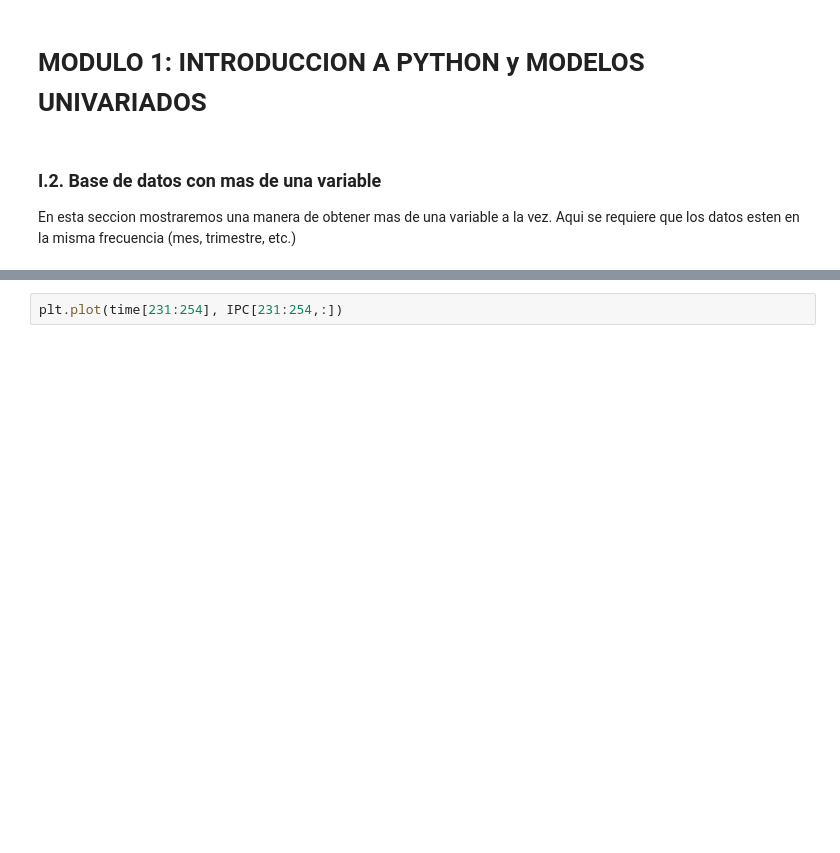
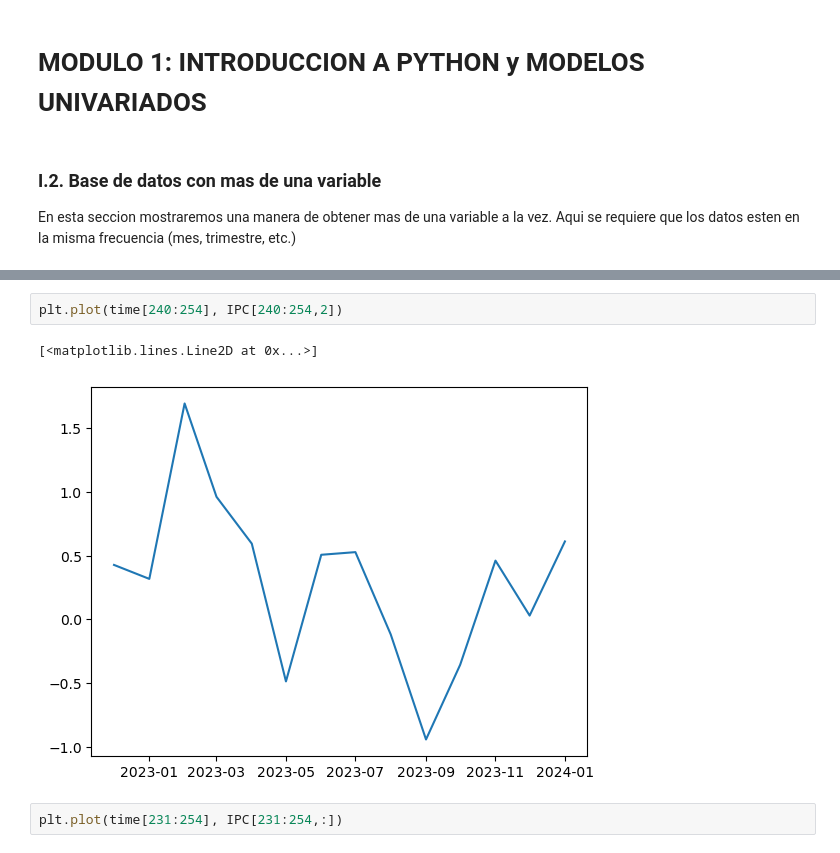
Before and after one commit to jhersoncueva/FIN_ECO, a Jupyter notebook: scrapping/download_data_bcrp/series_mensuales.ipynb, the cells around one changed output, grey strips where cells are left out. Cells and saved outputs as stored; diff of their text form; blank space fills up the shorter version.

```diff
--- a/scrapping/download_data_bcrp/series_mensuales.ipynb
+++ b/scrapping/download_data_bcrp/series_mensuales.ipynb
@@ -125,3 +125,8 @@ plt.plot(time, IPC)
+# %%
+plt.plot(time[240:254], IPC[240:254,2])
+# %% [output]
+[<matplotlib.lines.Line2D at 0x...>]
+[figure, added]
 # %%
 plt.plot(time[231:254], IPC[231:254,:])
 # %% [output]
```
Also changed, not shown: parts of 3 cells of this notebook, 10 other files.
